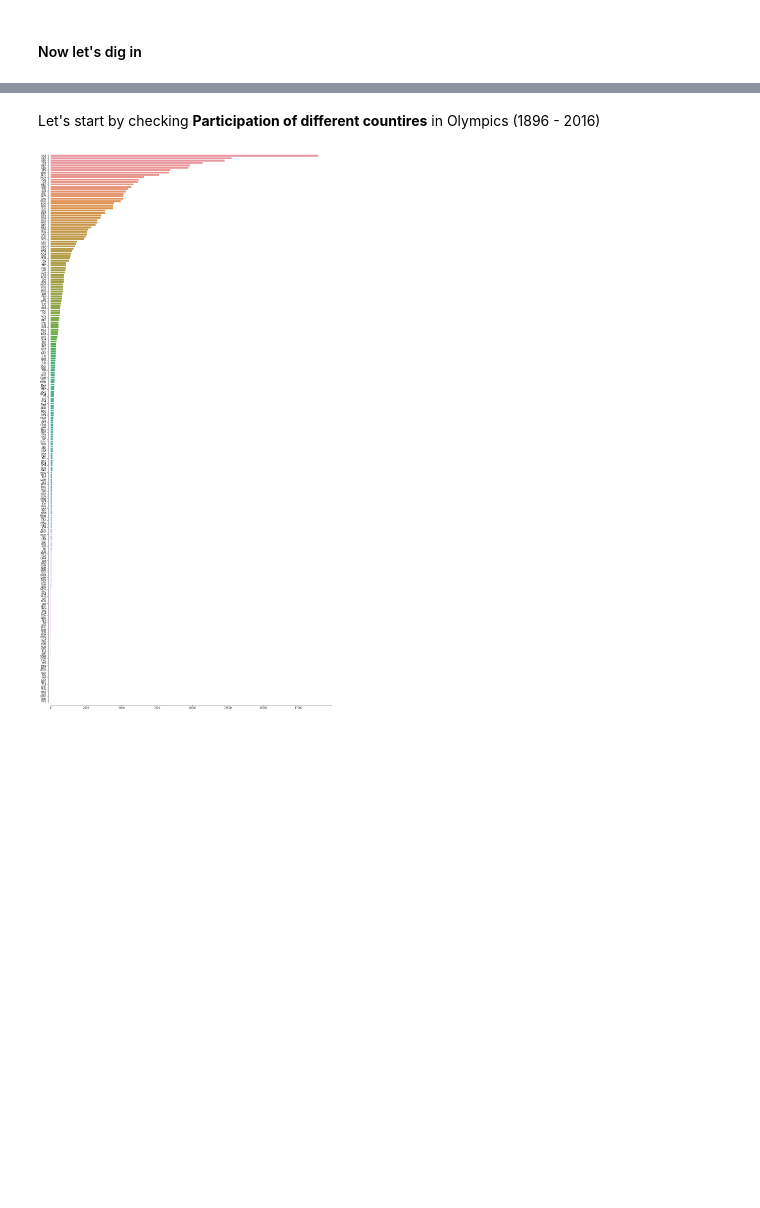
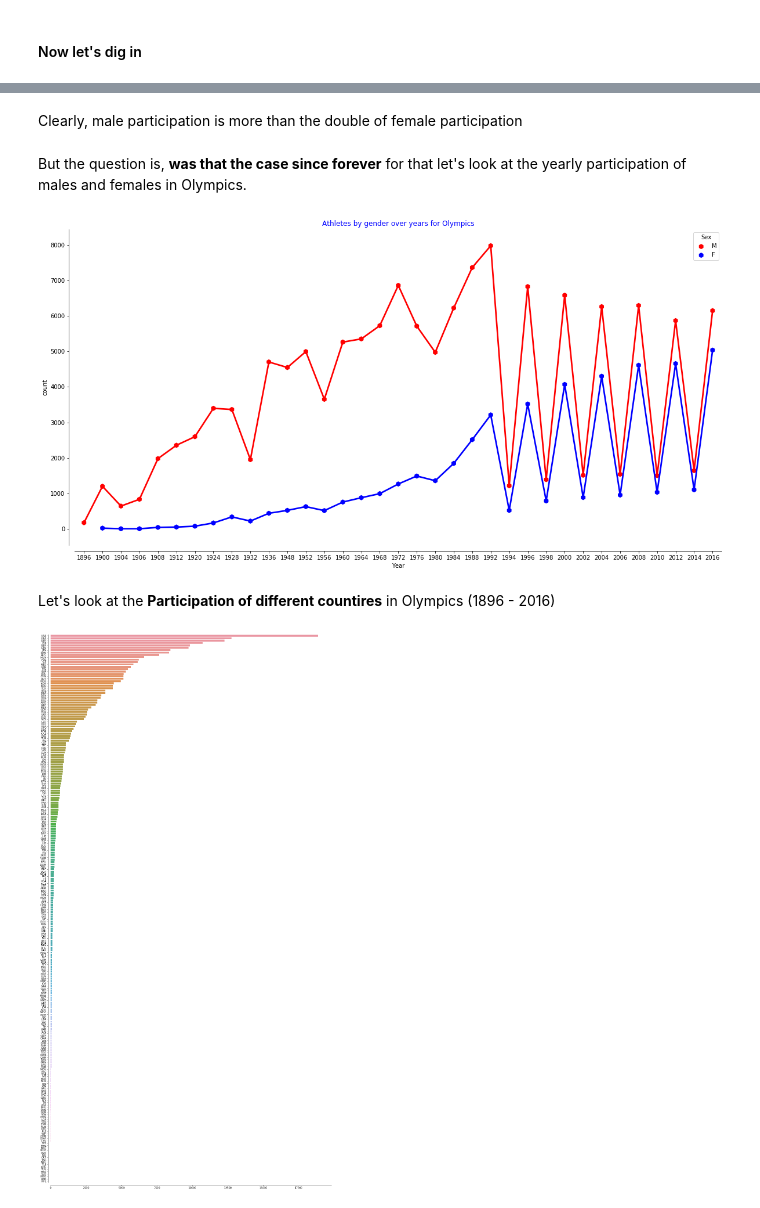
Before and after one commit to nauman-chaudhary/OlympicsDataExploration, a Jupyter notebook: Olympics_Data_Exploration.ipynb, the cells around one changed output, grey strips where cells are left out. Drawn from its saved outputs; the diff is of its cells as text; code cells hidden in the pictures; blank space fills up the shorter version.

```diff
--- a/Olympics_Data_Exploration.ipynb
+++ b/Olympics_Data_Exploration.ipynb
@@ -66,0 +85,17 @@ Describe function shows us the basic statistical values of numeral columns in th
+# %% [markdown]
+Clearly, male participation is more than the double of female participation
+# %% [markdown]
+But the question is, __was that the case since forever__
+for that let's look at the yearly participation of males and females in Olympics.
+# %%
+d = data.groupby(['Year','Sex'])['ID'].nunique().reset_index()
+plt.figure(figsize=(20,10))
+sns.pointplot(x = d["Year"] , y = d["ID"],
+                   markers="h" , hue = d["Sex"],palette = ["r","b"])
+plt.setp(p.collections, sizes=[15])
+plt.ylabel("count")
+plt.title("Athletes by gender over years for Olympics",color="b")
+sns.despine(offset=10)
+#plt.xticks(rotation = 60)
+# %% [output]
+[figure, added]
@@ -67,5 +104,5 @@ Describe function shows us the basic statistical values of numeral columns in th
 # %% [markdown]
-Let's start by checking **Participation of different countires** in Olympics (1896 - 2016)
+Let's look at the **Participation of different countires** in Olympics (1896 - 2016)
 # %%
 per_country_participation = data['NOC'].value_counts()
 # %%
```
Also changed, not shown: parts of 17 cells of this notebook, 2 other files.
